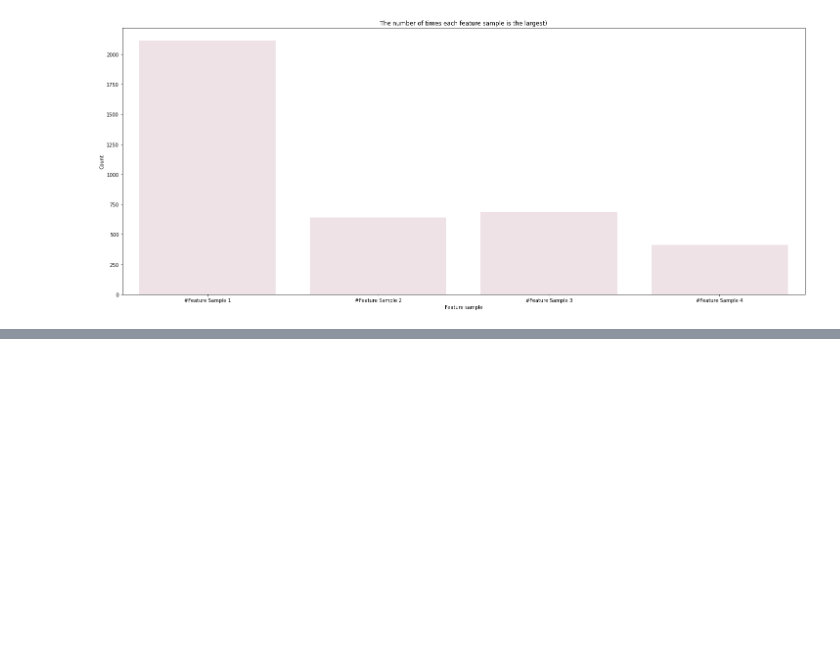
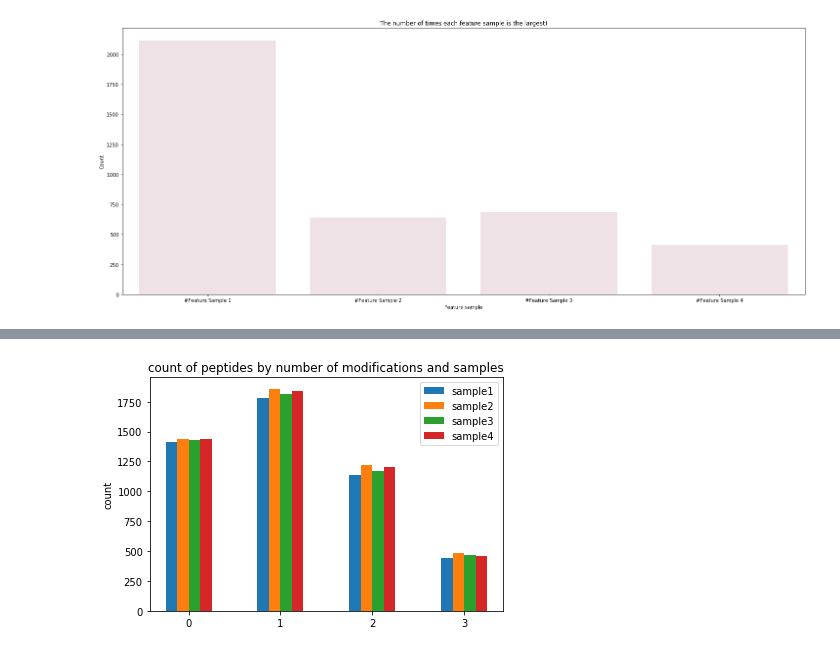
Before and after one commit to Munklinde96/Data_Visualization, a Jupyter notebook: viz_presentation2.ipynb, the cells around one changed output, grey strips where cells are left out. Cells and saved outputs as stored; diff of their text form; code cells hidden in the pictures; blank space fills up the shorter version.

```diff
--- a/viz_presentation2.ipynb
+++ b/viz_presentation2.ipynb
@@ -205,26 +209,28 @@ plt.ylabel('Count/size')
 # %%
 x = np.arange(4)
 labels = ['sample1', 'sample2', 'sample3', 'sample4']
-width = 0.25
+width = 0.125
 
 fig, ax = plt.subplots()
-rects1 = ax.bar(x-width*2/3, df1['#modifications1'].value_counts(sort=False), width/2, label="sample1")
-rects2 = ax.bar(x-width/4, df2['#modifications2'].value_counts(sort=False), width/2, label="sample2")
-rects3 = ax.bar(x+width/4, df3['#modifications3'].value_counts(sort=False), width/2, label="sample3")
-rects4 = ax.bar(x+width*2/3, df4['#modifications4'].value_counts(sort=False), width/2, label="sample4")
+rects1 = ax.bar(x-width*3/2, df1['#modifications1'].value_counts(sort=False), width, label="sample1")
+rects2 = ax.bar(x-width/2, df2['#modifications2'].value_counts(sort=False), width, label="sample2")
+rects3 = ax.bar(x+width/2, df3['#modifications3'].value_counts(sort=False), width, label="sample3")
+rects4 = ax.bar(x+width*3/2, df4['#modifications4'].value_counts(sort=False), width, label="sample4")
 
 ax.set_ylabel('count')
 ax.set_title("count of peptides by number of modifications and samples")
 ax.set_xticks(x)
 ax.set_xticklabels(x)
 
 ax.legend()
 
 fig.tight_layout()
 
 plt.show()
 
 #More shit plots
+# %% [output]
+[figure, added]
 # %%
 x = np.arange(4)
 labels = ['sample1', 'sample2', 'sample3', 'sample4']
```
Also changed, not shown: parts of 4 cells of this notebook, 1 other file.
